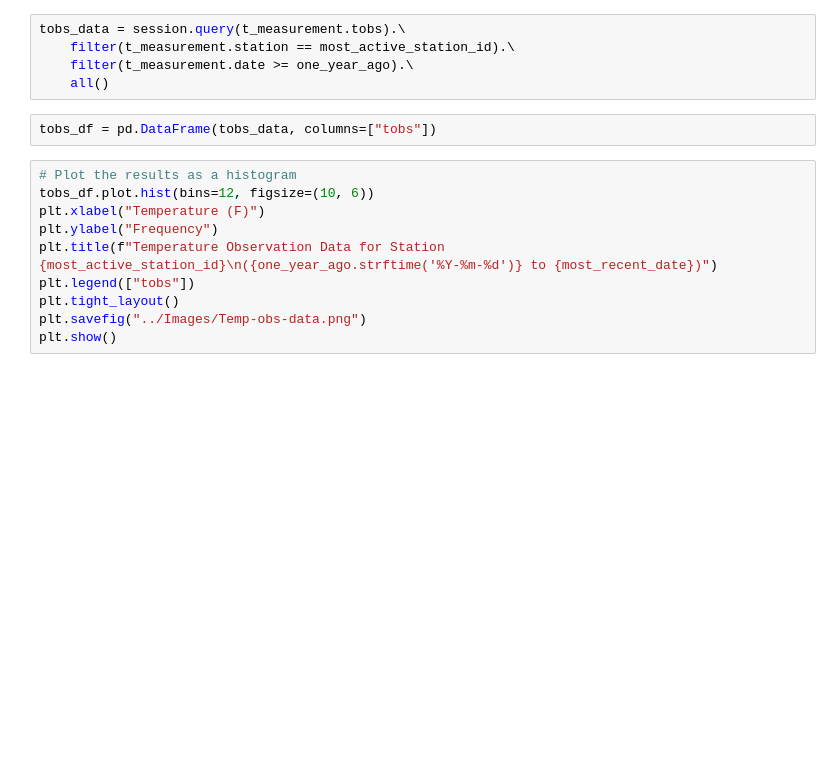
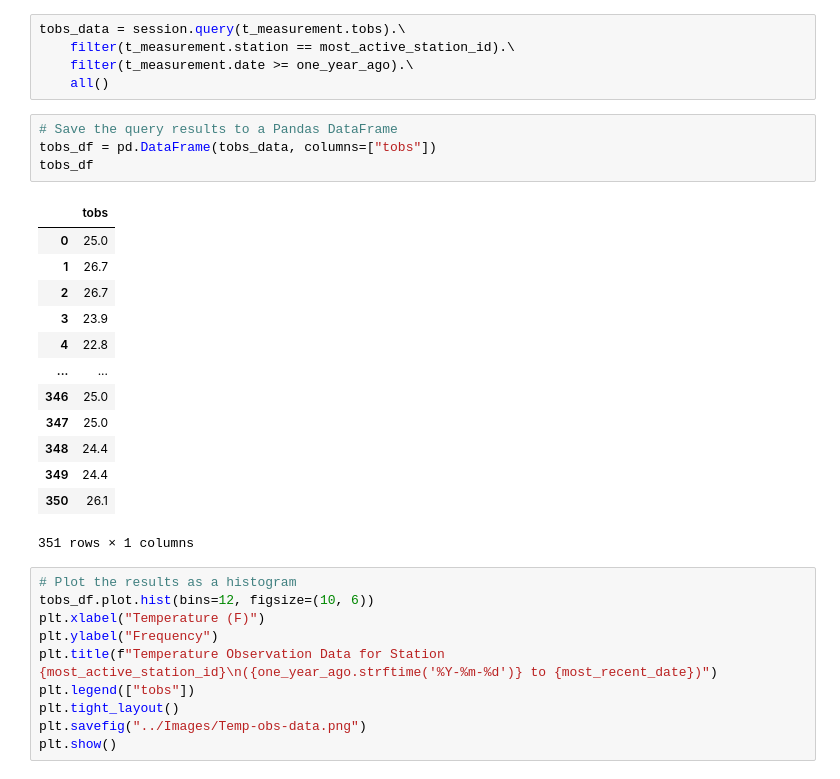
Before and after one commit to jonowood/sqlalchemy-challenge, a Jupyter notebook: Notebooks/climate_starter.ipynb, the cells around one changed output. Cells and saved outputs as stored; diff of their text form; blank space fills up the shorter version.

```diff
--- a/Notebooks/climate_starter.ipynb
+++ b/Notebooks/climate_starter.ipynb
@@ -164,7 +166,23 @@ tobs_data = session.query(t_measurement.tobs).\
     filter(t_measurement.date >= one_year_ago).\
     all()
 # %%
+# Save the query results to a Pandas DataFrame
 tobs_df = pd.DataFrame(tobs_data, columns=["tobs"])
+tobs_df
+# %% [output]
+|  | tobs |
+| 0 | 25.0 |
+| 1 | 26.7 |
+| 2 | 26.7 |
+| 3 | 23.9 |
+| 4 | 22.8 |
+| ... | ... |
+| 346 | 25.0 |
+| 347 | 25.0 |
+| 348 | 24.4 |
+| 349 | 24.4 |
+| 350 | 26.1 |
+351 rows × 1 columns
 # %%
 # Plot the results as a histogram
 tobs_df.plot.hist(bins=12, figsize=(10, 6))
```
Also changed, not shown: parts of 9 cells of this notebook, 3 other files.
